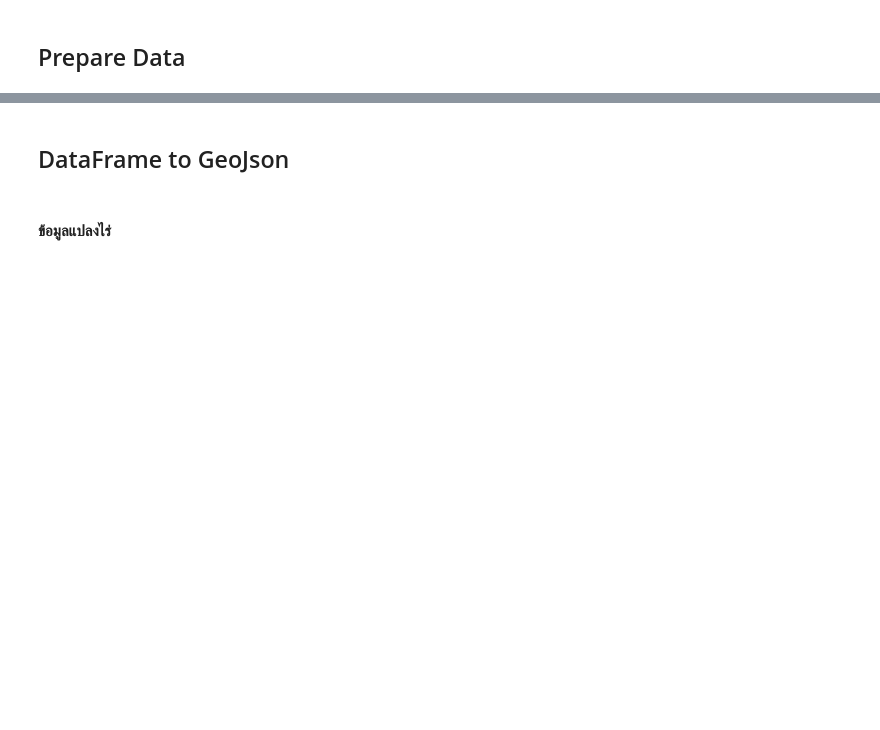
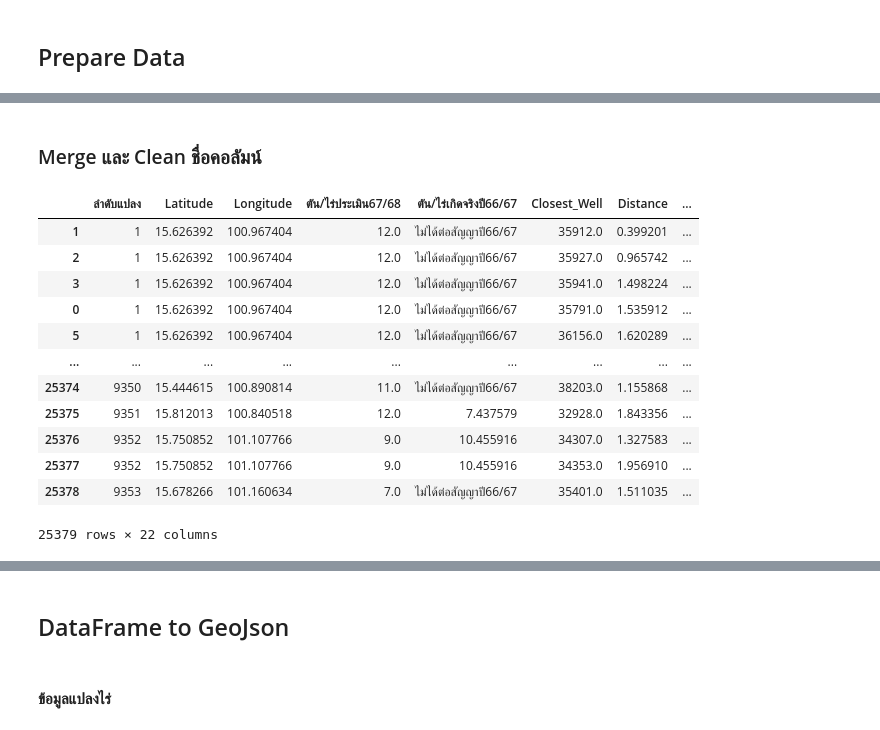
Before and after one commit to Thanarat-DS/MapAppProject, a Jupyter notebook: convert_to_geojson/convert.ipynb, the cells around one changed output, grey strips where cells are left out. Drawn from its saved outputs; the diff is of its cells as text; code cells hidden in the pictures; blank space fills up the shorter version.

```diff
--- a/convert_to_geojson/convert.ipynb
+++ b/convert_to_geojson/convert.ipynb
@@ -4,6 +4,8 @@
 # โหลดข้อมูล, ไลบรารี
 import pandas as pd
 import geojson
+
+prov_filter = ['ชัยภูมิ','นครราชสีมา','นครสวรรค์','พิจิตร', 'เพชรบูรณ์', 'ลพบุรี']
 
 # ข้อมูลดิบ
 df_sheet1 = pd.read_excel("sheet1.xlsx")
@@ -14,3 +16,4 @@ df_ckan_wells2 = pd.read_excel("Ckan_wells2.xlsx")
 df_ckan_wells2 = df_ckan_wells2.sort_values(by='LATITUDE', ascending=False)
 df_ckan_wells2.drop(df_ckan_wells2.tail(1).index,inplace=True) # drop last row เพราะเป็นค่าว่าง
 df_ckan_wells2['Index'] = range(1, len(df_ckan_wells2) + 1)
+df_ckan_wells2 = df_ckan_wells2[df_ckan_wells2['ชื่อจังหวัด'].isin(prov_filter)]
@@ -16,0 +127,36 @@ df_ckan_wells2['Index'] = range(1, len(df_ckan_wells2) + 1)
+# %% [markdown]
+### Merge และ Clean ชื่อคอลัมน์
+# %%
+result_df_merge = result_df.merge(df_ckan_wells2,how='left', left_on='Closest_Well', right_on='Index')
+result_df_merge = result_df_merge.rename(columns={
+    #"ชื่อตำบล": "Sub_District",
+    #"ชื่ออำเภอ": "District" ,
+    #"ชื่อจังหวัด": "Province",
+    #"ประเภทบ่อน้ำบาดาล": "Well_Type",
+    #"สถานะบ่อ": "Well_Status",
+    #"สภาพน้ำบาดาล": "Groundwater Conditions",
+    #"ความลึกเจาะ": "DeepthDrill",
+    #"ความลึกพัฒนา": "DeepDevelop",
+    #"ปริมาณน้ำ": "Yield",
+    "LATITUDE": "Latitude_น้ำบาดาล",
+    "LONGITUDE": "Longitude_น้ำบาดาล"
+})
+
+result_df_merge = result_df_merge.drop(columns=['Index'])
+result_df_merge = result_df_merge.sort_values(by=['ลำดับแปลง', 'Distance'], ascending=True)
+result_df_merge['แปลงไร่/บ่อน้ำบาดาล'] = 'บ่อน้ำบาดาล'
+display(result_df_merge)
+# %% [output]
+|  | ลำดับแปลง | Latitude | Longitude | ตัน/ไร่ประเมิน67/68 | ตัน/ไร่เกิดจริงปี66/67 | Closest_Well | Distance | ... |
+| 1 | 1 | 15.626392 | 100.967404 | 12.0 | ไม่ได้ต่อสัญญาปี66/67 | 35912.0 | 0.399201 | ... |
+| 2 | 1 | 15.626392 | 100.967404 | 12.0 | ไม่ได้ต่อสัญญาปี66/67 | 35927.0 | 0.965742 | ... |
+| 3 | 1 | 15.626392 | 100.967404 | 12.0 | ไม่ได้ต่อสัญญาปี66/67 | 35941.0 | 1.498224 | ... |
+| 0 | 1 | 15.626392 | 100.967404 | 12.0 | ไม่ได้ต่อสัญญาปี66/67 | 35791.0 | 1.535912 | ... |
+| 5 | 1 | 15.626392 | 100.967404 | 12.0 | ไม่ได้ต่อสัญญาปี66/67 | 36156.0 | 1.620289 | ... |
+| ... | ... | ... | ... | ... | ... | ... | ... | ... |
+| 25374 | 9350 | 15.444615 | 100.890814 | 11.0 | ไม่ได้ต่อสัญญาปี66/67 | 38203.0 | 1.155868 | ... |
+| 25375 | 9351 | 15.812013 | 100.840518 | 12.0 | 7.437579 | 32928.0 | 1.843356 | ... |
+| 25376 | 9352 | 15.750852 | 101.107766 | 9.0 | 10.455916 | 34307.0 | 1.327583 | ... |
+| 25377 | 9352 | 15.750852 | 101.107766 | 9.0 | 10.455916 | 34353.0 | 1.956910 | ... |
+| 25378 | 9353 | 15.678266 | 101.160634 | 7.0 | ไม่ได้ต่อสัญญาปี66/67 | 35401.0 | 1.511035 | ... |
+25379 rows × 22 columns
```
Also changed, not shown: parts of 11 cells of this notebook, 1 other file.
